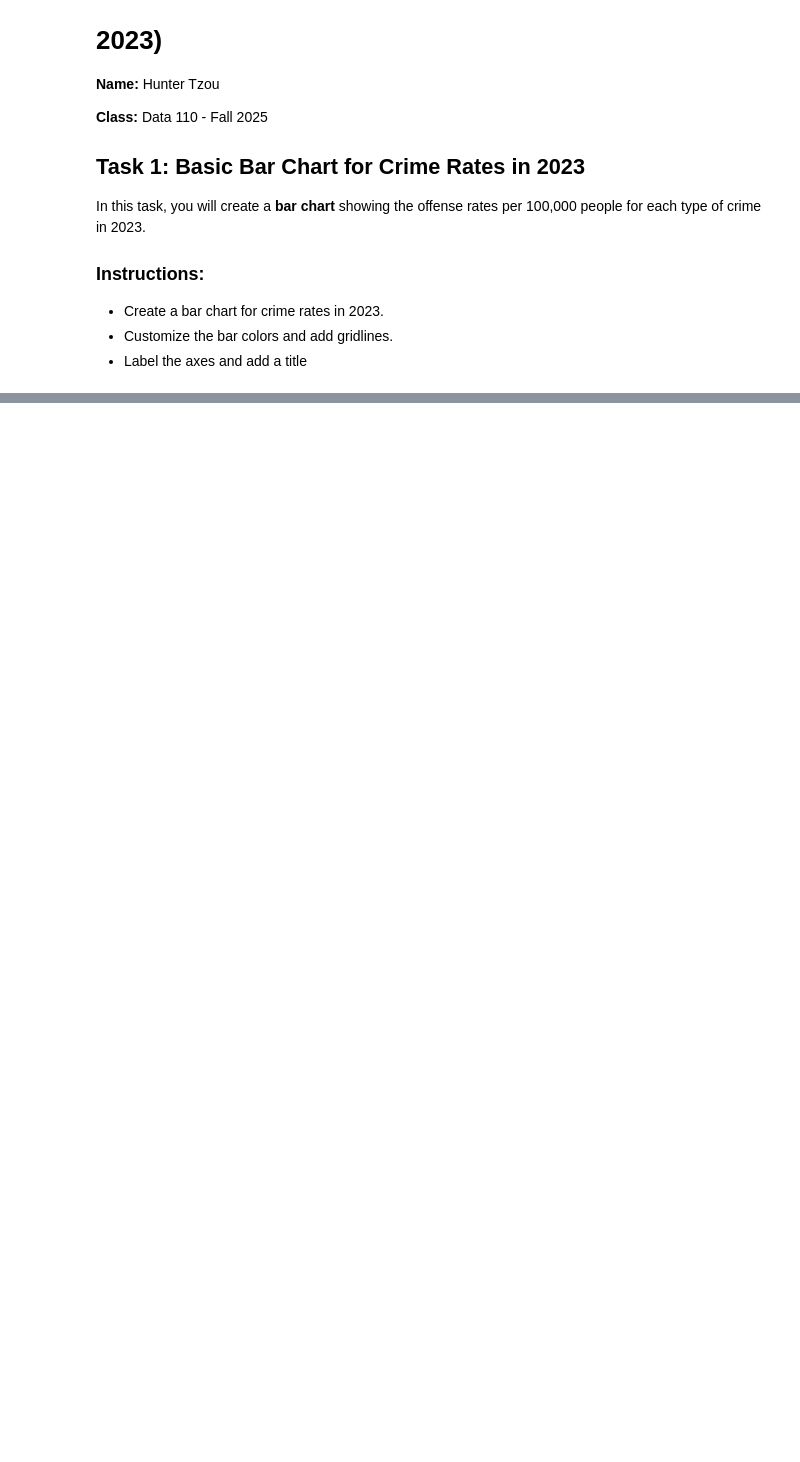
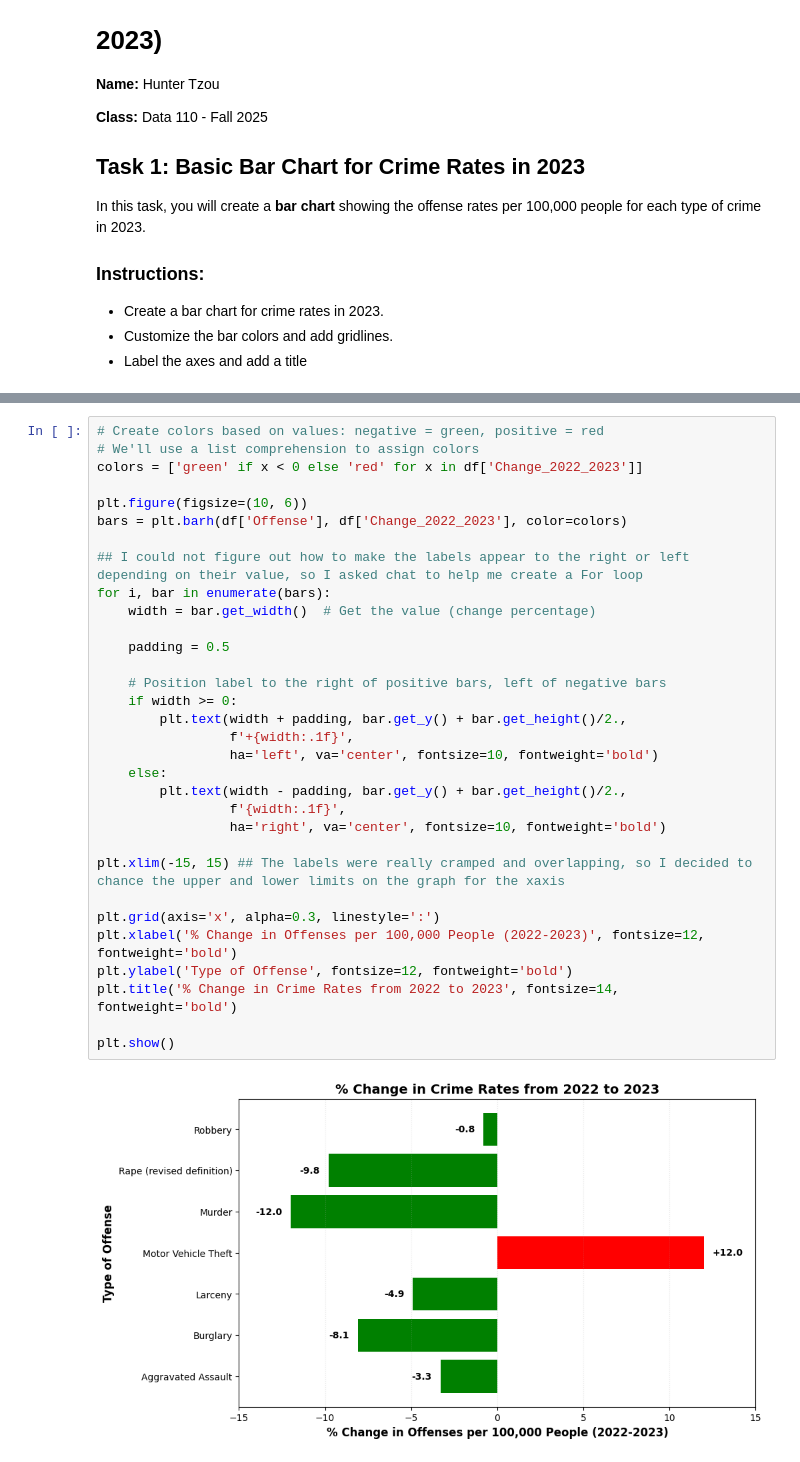
Before and after one commit to HunterTzou/DATA_110_FALL_2025, a Jupyter notebook: Data110_Tzou_Hunter_Week4.ipynb, the cells around one changed output, grey strips where cells are left out. Drawn from its saved outputs; the diff is of its cells as text; blank space fills up the shorter version.

```diff
--- a/Data110_Tzou_Hunter_Week4.ipynb
+++ b/Data110_Tzou_Hunter_Week4.ipynb
@@ -63,0 +124,34 @@ plt.show()
+# %%
+# Create colors based on values: negative = green, positive = red
+# We'll use a list comprehension to assign colors
+colors = ['green' if x < 0 else 'red' for x in df['Change_2022_2023']]
+
+plt.figure(figsize=(10, 6))
+bars = plt.barh(df['Offense'], df['Change_2022_2023'], color=colors)
+
+## I could not figure out how to make the labels appear to the right or left depending on their value, so I asked chat to help me create a For loop
+for i, bar in enumerate(bars):
+    width = bar.get_width()  # Get the value (change percentage)
+
+    padding = 0.5
+
+    # Position label to the right of positive bars, left of negative bars
+    if width >= 0:
+        plt.text(width + padding, bar.get_y() + bar.get_height()/2.,
+                 f'+{width:.1f}',
+                 ha='left', va='center', fontsize=10, fontweight='bold')
+    else:
+        plt.text(width - padding, bar.get_y() + bar.get_height()/2.,
+                 f'{width:.1f}',
+                 ha='right', va='center', fontsize=10, fontweight='bold')
+
+plt.xlim(-15, 15) ## The labels were really cramped and overlapping, so I decided to chance the upper and lower limits on the graph for the xaxis
+
+plt.grid(axis='x', alpha=0.3, linestyle=':')
+plt.xlabel('% Change in Offenses per 100,000 People (2022-2023)', fontsize=12, fontweight='bold')
+plt.ylabel('Type of Offense', fontsize=12, fontweight='bold')
+plt.title('% Change in Crime Rates from 2022 to 2023', fontsize=14, fontweight='bold')
+
+plt.show()
+# %% [output]
+[figure, added]
```
Also changed, not shown: parts of 9 cells of this notebook.
